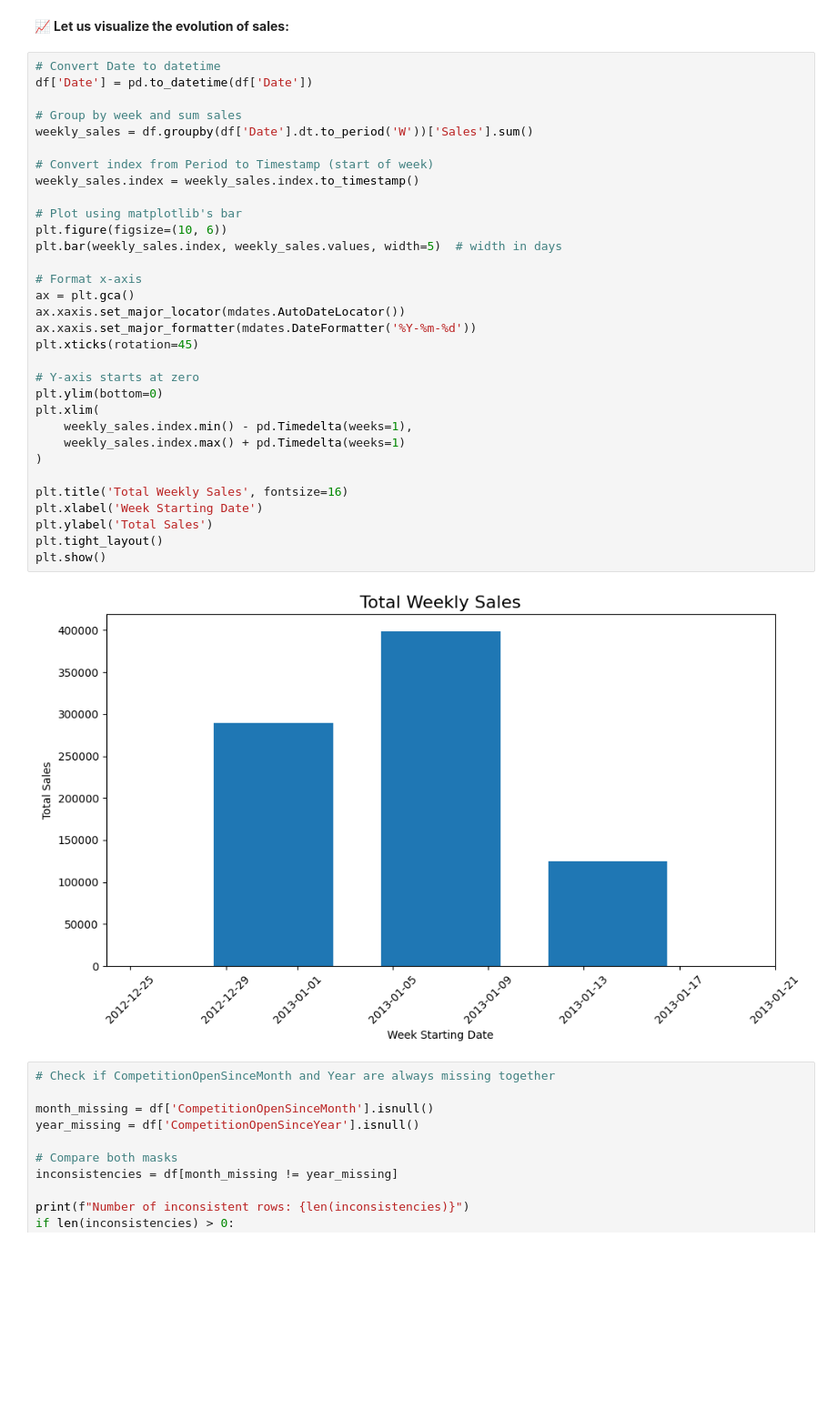
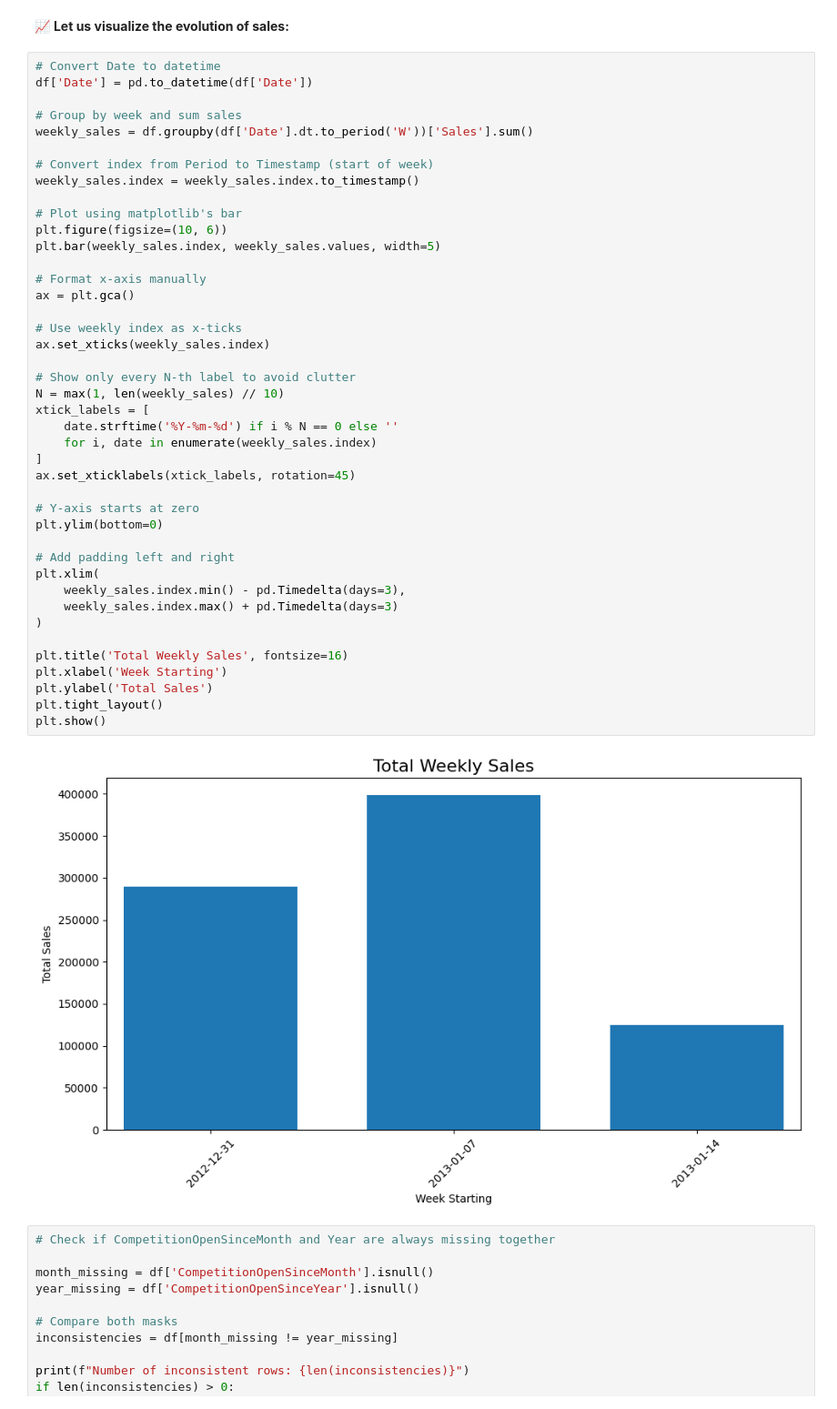
Before and after one commit to FCarrascoHeine/ml-or-demand-planning, a Jupyter notebook: notebooks/1_preprocessing.ipynb, the cells around one changed output. Shown at 91% size. Drawn from its saved outputs; the diff is of its cells as text; blank space fills up the shorter version.

Commit message:
generalize plot creation further

```diff
--- a/notebooks/1_preprocessing.ipynb
+++ b/notebooks/1_preprocessing.ipynb
@@ -94,37 +93,47 @@ dtype: int64
 # %%
 # Convert Date to datetime
 df['Date'] = pd.to_datetime(df['Date'])
 
 # Group by week and sum sales
 weekly_sales = df.groupby(df['Date'].dt.to_period('W'))['Sales'].sum()
 
 # Convert index from Period to Timestamp (start of week)
 weekly_sales.index = weekly_sales.index.to_timestamp()
 
 # Plot using matplotlib's bar
 plt.figure(figsize=(10, 6))
-plt.bar(weekly_sales.index, weekly_sales.values, width=5)  # width in days
+plt.bar(weekly_sales.index, weekly_sales.values, width=5)
 
-# Format x-axis
+# Format x-axis manually
 ax = plt.gca()
-ax.xaxis.set_major_locator(mdates.AutoDateLocator())
-ax.xaxis.set_major_formatter(mdates.DateFormatter('%Y-%m-%d'))
-plt.xticks(rotation=45)
+
+# Use weekly index as x-ticks
+ax.set_xticks(weekly_sales.index)
+
+# Show only every N-th label to avoid clutter
+N = max(1, len(weekly_sales) // 10)
+xtick_labels = [
+    date.strftime('%Y-%m-%d') if i % N == 0 else ''
+    for i, date in enumerate(weekly_sales.index)
+]
+ax.set_xticklabels(xtick_labels, rotation=45)
 
 # Y-axis starts at zero
 plt.ylim(bottom=0)
+
+# Add padding left and right
 plt.xlim(
-    weekly_sales.index.min() - pd.Timedelta(weeks=1),
-    weekly_sales.index.max() + pd.Timedelta(weeks=1)
+    weekly_sales.index.min() - pd.Timedelta(days=3),
+    weekly_sales.index.max() + pd.Timedelta(days=3)
 )
 
 plt.title('Total Weekly Sales', fontsize=16)
-plt.xlabel('Week Starting Date')
+plt.xlabel('Week Starting')
 plt.ylabel('Total Sales')
 plt.tight_layout()
 plt.show()
 # %% [output]
-[figure, old version]
+[figure, new version]
 # %%
 # Check if CompetitionOpenSinceMonth and Year are always missing together
 
```
Also changed, not shown: parts of 1 cell of this notebook, 3 other files.
